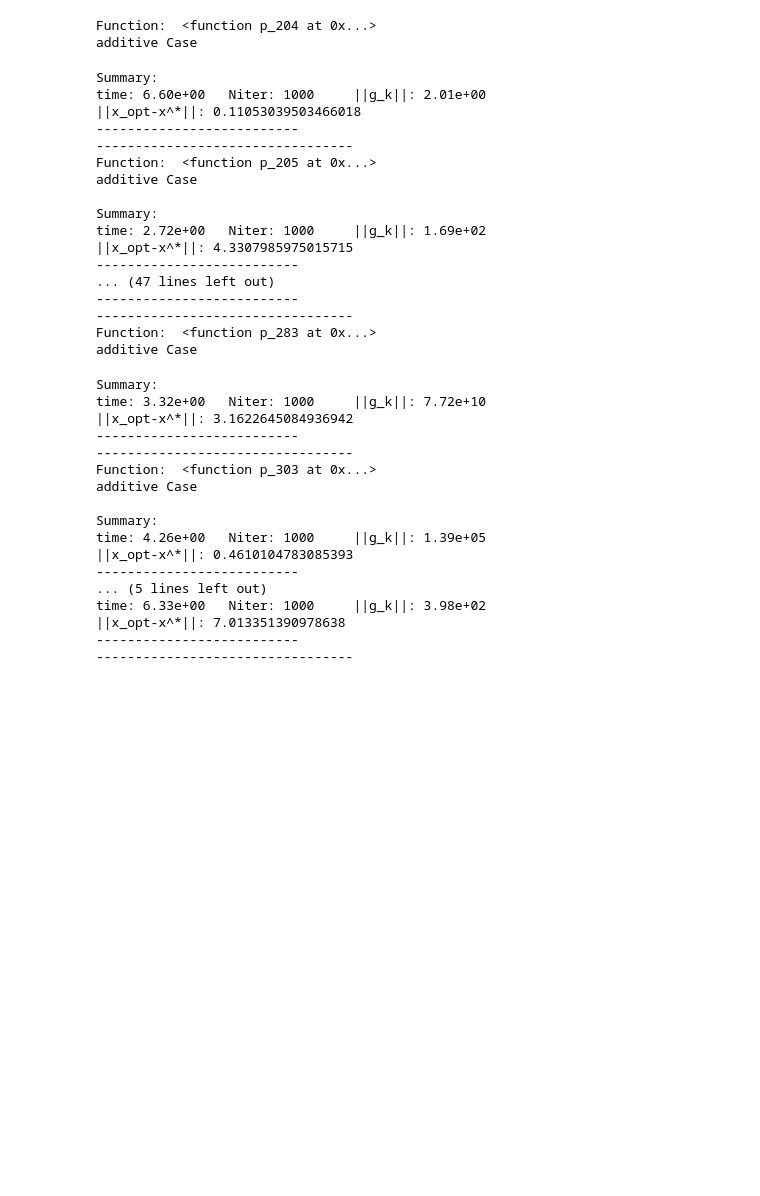
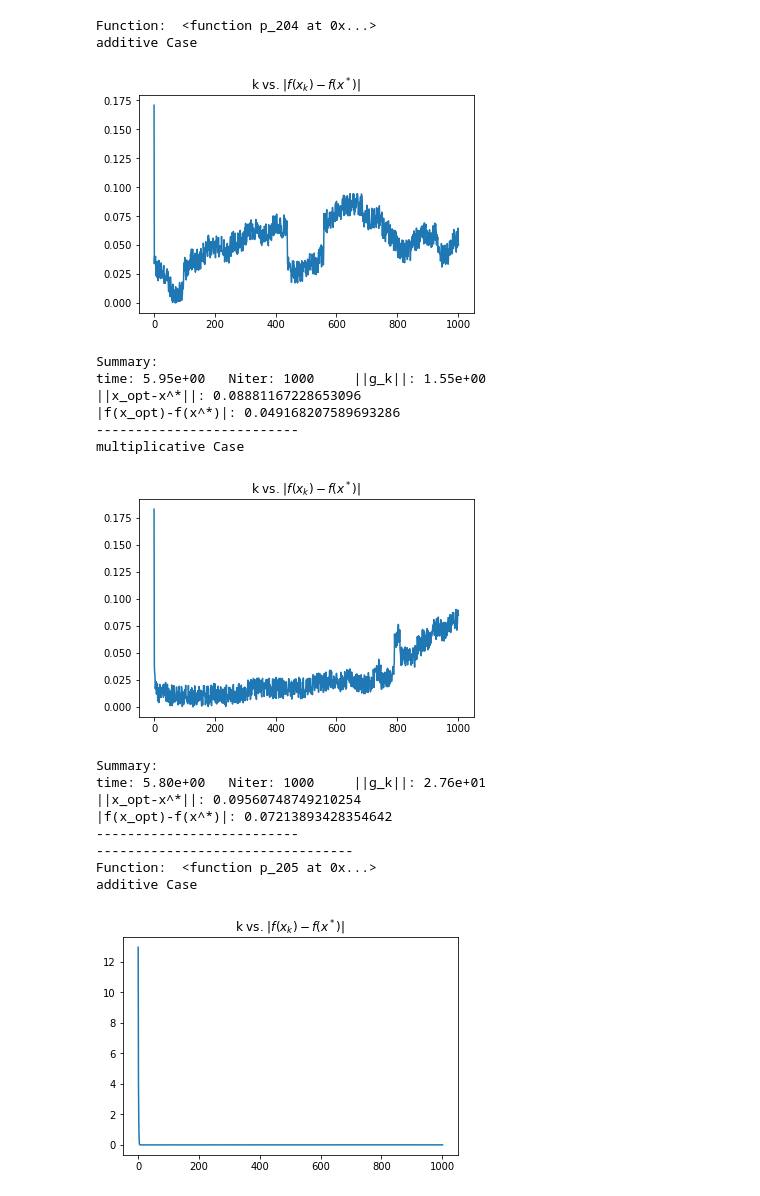
Before and after one commit to JairEsc/Mat_Apl, a Jupyter notebook: Proyecto_DFO_ruido_problemas.ipynb, the cells around one changed output. Saved outputs shown, nothing was run; the diff lists cells and outputs as text; code cells hidden in the pictures; blank space fills up the shorter version.

```diff
--- a/Proyecto_DFO_ruido_problemas.ipynb
+++ b/Proyecto_DFO_ruido_problemas.ipynb
@@ -147,2 +181,10 @@ def recovery(x_k,f,grad_k,e_f,h,l1,l2,d_k,m=10):#Genera un nuevo h
+# %%
+def Rosembrok_grad(X):
+    n=len(X)
+    grad=np.zeros(n)
+    grad[1:-1]=-400*X[1:-1]*(X[2:]-X[1:-1]**2)+200*(X[1:-1]-X[:-2]**2)-2*(1-X[1:-1])
+    grad[0]=-400*X[0]*(X[1]-X[0]**2)-2*(1-X[0])
+    grad[-1]=200*(X[-1]-X[-2]**2)
+    return grad
 # %%
 import time
@@ -296,8 +416,3 @@ def f_noise(f,x,eps,noise):
             return additive_noise(f=f,eps=eps,x=x)
         if(noise=='multiplicative'):
             return multiplicative_noise(f=f,eps=eps,x=x)
-# %%
-x_0=np.array([-1.2,0.5])
-def f_1(x):
-    return f_noise(f=p_206,eps=10**(-2),x=x,noise='additive')
-x_opt=find_minimum(f=f_1,x_0=np.array(x_0),tol_g=10**(-3),max_iter=10**3,alpha_max_iter=10)
@@ -306,0 +419,20 @@ time: 2.91e+00   Niter: 1000     ||g_k||: 1.23e+02
+# %%
+#Funciones de prueba con ruido.
+funciones=[p_204,p_205,p_206,p_212,p_271,p_276,p_281,p_282,p_283,p_303,p_ros]
+x_initial=[np.array([0.1,0.1] ),np.array([0.1,0.] ),[-1.2,1],[2,0],np.array([0,0,0,0,0,0]),np.array([-4,-2,-1.333,-1,-0.8,-0.6667]),np.array([0,0,0,0,0,0,0,0,0,0]),[-1.2,0,0,0,0,0,0,0,0,0],np.zeros(10), np.ones(20)*0.1, np.zeros(50) ]
+x_optims=np.array([[0,0],[3,0.5],[1,1],[0,0] ,np.array([1,1,1,1,1,1]),np.zeros(6),np.ones(10),np.ones(10),np.ones(10),np.zeros(20),np.ones(50)])
+noise_type=['additive','multiplicative']
+for i in range(len(funciones)):
+    f=funciones[i]
+    print("Function: ", str(f))
+    x_0=x_initial[i]
+    n=len(x_0)
+    for noise in noise_type:
+        print(noise+' Case\n')
+        def f_1(x):
+            return f_noise(f=f,eps=10**(-3),x=x,noise=noise)
+        x_opt=find_minimum(f=f_1,x_0=np.array(x_0),tol_g=10**(-6),max_iter=3*10**3,alpha_max_iter=10,m=8,ml=200,f_opt=f(x_optims[i]),derivative_dif='CD',stop_crit='otro',h_bound=10**(-3))
+        print("||x_opt-x^*||:",np.linalg.norm(x_opt-x_optims[i]))
+        print("|f(x_opt)-f(x^*)|:",abs(f(x_opt)-f(x_optims[i])))
+        print("--------------------------")
+    print("---------------------------------")
@@ -307,56 +474,40 @@ time: 2.91e+00   Niter: 1000     ||g_k||: 1.23e+02
 # %%
 #Funciones de prueba con ruido.
 funciones=[p_204,p_205,p_206,p_212,p_271,p_276,p_281,p_282,p_283,p_303,p_ros]
 x_initial=[np.array([0.1,0.1] ),np.array([0.1,0.] ),[-1.2,1],[2,0],np.array([0,0,0,0,0,0]),np.array([-4,-2,-1.333,-1,-0.8,-0.6667]),np.array([0,0,0,0,0,0,0,0,0,0]),[-1.2,0,0,0,0,0,0,0,0,0],np.zeros(10), np.ones(20)*0.1, np.zeros(50) ]
 x_optims=np.array([[0,0],[3,0.5],[1,1],[0,0] ,np.array([1,1,1,1,1,1]),np.zeros(6),np.ones(10),np.ones(10),np.ones(10),np.zeros(20),np.ones(50)])
-noise_type=['additive']
+noise_type=['additive','multiplicative']
 for i in range(len(funciones)):
     f=funciones[i]
     print("Function: ", str(f))
     x_0=x_initial[i]
     n=len(x_0)
     for noise in noise_type:
         print(noise+' Case\n')
         def f_1(x):
-            return f_noise(f=f,eps=10**(-2),x=x,noise=noise)
-        x_opt=find_minimum(f=f_1,x_0=np.array(x_0),tol_g=10**(-3),max_iter=10**3,alpha_max_iter=10)
+            return f_noise(f=f,eps=10**(-3),x=x,noise=noise)
+        x_opt=find_minimum(f=f_1,x_0=np.array(x_0),tol_g=10**(-3),max_iter=10**3,alpha_max_iter=10,m=8,ml=200,f_opt=f(x_optims[i]),h_bound=10**(-5),plot=True)
         print("||x_opt-x^*||:",np.linalg.norm(x_opt-x_optims[i]))
+        print("|f(x_opt)-f(x^*)|:",abs(f(x_opt)-f(x_optims[i])))
         print("--------------------------")
     print("---------------------------------")
 # %% [output]
 Function:  <function p_204 at 0x...>
 additive Case
+[figure, added]
 Summary:
-time: 6.60e+00   Niter: 1000     ||g_k||: 2.01e+00
-||x_opt-x^*||: 0.11053039503466018
+time: 5.95e+00   Niter: 1000     ||g_k||: 1.55e+00
+||x_opt-x^*||: 0.08881167228653096
+|f(x_opt)-f(x^*)|: 0.049168207589693286
 --------------------------
----------------------------------
-Function:  <function p_205 at 0x...>
-additive Case
-
-Summary:
-time: 2.72e+00   Niter: 1000     ||g_k||: 1.69e+02
-||x_opt-x^*||: 4.3307985975015715
---------------------------
-... (47 lines left out)
---------------------------
----------------------------------
-Function:  <function p_283 at 0x...>
-additive Case
+multiplicative Case
+[figure, added]
 Summary:
-time: 3.32e+00   Niter: 1000     ||g_k||: 7.72e+10
-||x_opt-x^*||: 3.1622645084936942
+time: 5.80e+00   Niter: 1000     ||g_k||: 2.76e+01
+||x_opt-x^*||: 0.09560748749210254
+|f(x_opt)-f(x^*)|: 0.07213893428354642
 --------------------------
 ---------------------------------
-Function:  <function p_303 at 0x...>
+Function:  <function p_205 at 0x...>
 additive Case
-
-Summary:
-time: 4.26e+00   Niter: 1000     ||g_k||: 1.39e+05
-||x_opt-x^*||: 0.4610104783085393
---------------------------
-... (5 lines left out)
-time: 6.33e+00   Niter: 1000     ||g_k||: 3.98e+02
-||x_opt-x^*||: 7.013351390978638
---------------------------
----------------------------------
+[figure, added]
```
Also changed, not shown: parts of 7 cells of this notebook.
